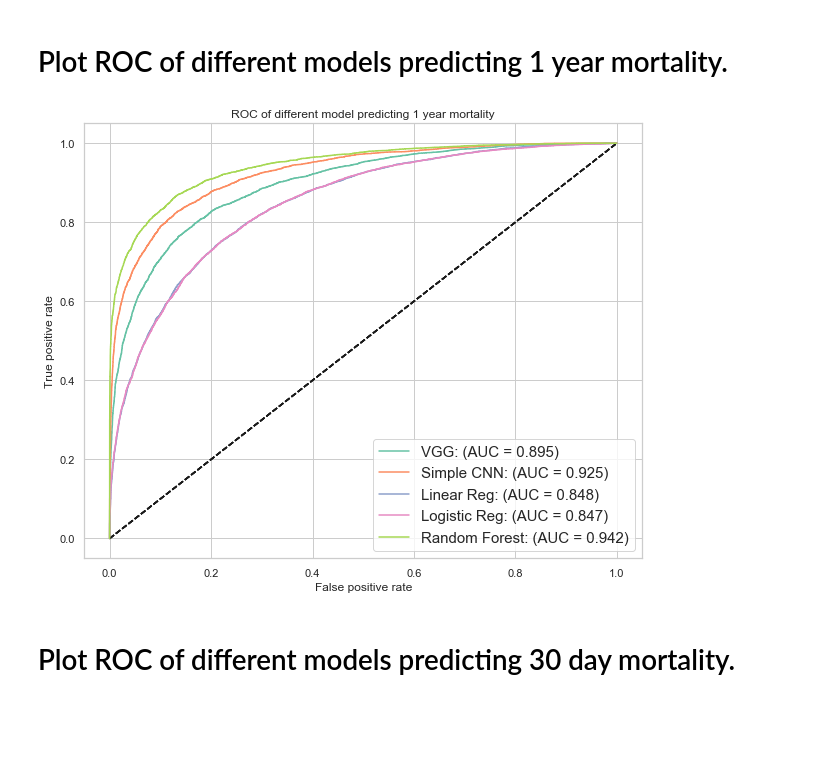
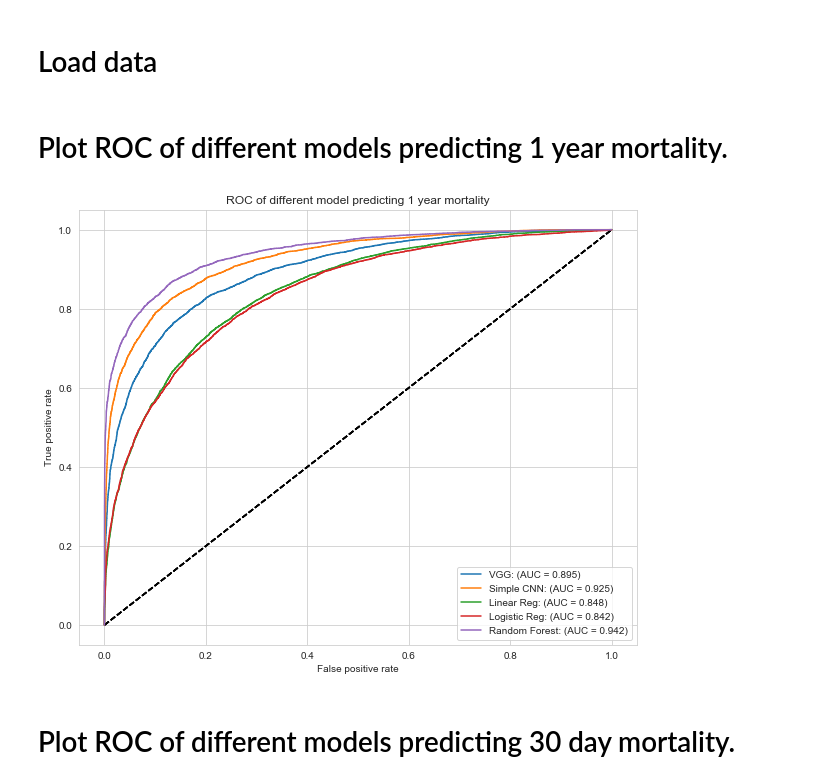
Before and after one commit to NicolasHu11/Short-Long-Term-Mortality-Prediction, a Jupyter notebook: Process Books/Plot ROC and PRC.ipynb, the cells around one changed output. Drawn from its saved outputs; the diff is of its cells as text; code cells hidden in the pictures; blank space fills up the shorter version.

```diff
--- a/Process Books/Plot ROC and PRC.ipynb
+++ b/Process Books/Plot ROC and PRC.ipynb
@@ -5,6 +5,8 @@ import seaborn as sns
 import numpy as np
 from sklearn import metrics
 %matplotlib inline
+# %% [markdown]
+# Load data
 # %%
 y_score_30_rf = pd.read_csv("plot metric/y_score_30_rf.csv",header = None)
 y_score_1y_rf = pd.read_csv("plot metric/y_score_1y_rf.csv",header = None)
@@ -12,8 +14,8 @@ y_score_1y_rf = pd.read_csv("plot metric/y_score_1y_rf.csv",header = None)
 y_score_30_linreg = pd.read_csv("plot metric/y_score_30_linreg.csv",header = None)
 y_score_1y_linreg = pd.read_csv("plot metric/y_score_1y_linreg.csv",header = None)
 
-y_score_30_logreg = pd.read_csv("y_score_30_logreg.csv",header = None)
-y_score_1y_logreg = pd.read_csv("y_score_1y_logreg.csv",header = None)
+y_score_30_logreg = pd.read_csv("plot metric/y_score_30_logreg.csv",header = None)
+y_score_1y_logreg = pd.read_csv("plot metric/y_score_1y_logreg.csv",header = None)
 
 y_score_30_simple = pd.read_csv("plot metric/y_score_30_simple.csv")
 y_score_1y_simple = pd.read_csv("plot metric/y_score_1y_simple.csv")
@@ -21,14 +23,14 @@ y_score_1y_simple = pd.read_csv("plot metric/y_score_1y_simple.csv")
 y_score_30_vgg = pd.read_csv("plot metric/y_score_30_vgg.csv")
 y_score_1y_vgg = pd.read_csv("plot metric/y_score_1y_vgg.csv")
 
-y_score_30_GNB = pd.read_csv("plot metric/y_score_30_GNB.csv")
-y_score_1y_GNB = pd.read_csv("plot metric/y_score_1y_GNB.csv")
+# y_score_30_GNB = pd.read_csv("plot metric/y_score_30_GNB.csv")
+# y_score_1y_GNB = pd.read_csv("plot metric/y_score_1y_GNB.csv")
 
-y_score_30_xgtree = pd.read_csv("plot metric/y_score_30_xgtree.csv")
-y_score_1y_xgtree = pd.read_csv("plot metric/y_score_1y_xgtree.csv")
+# y_score_30_xgtree = pd.read_csv("plot metric/y_score_30_xgtree.csv")
+# y_score_1y_xgtree = pd.read_csv("plot metric/y_score_1y_xgtree.csv")
 
-y_score_30_kNN = pd.read_csv("plot metric/y_score_30_kNN.csv")
-y_score_1y_kNN = pd.read_csv("plot metric/y_score_1y_kNN.csv")
+# y_score_30_kNN = pd.read_csv("plot metric/y_score_30_kNN.csv")
+# y_score_1y_kNN = pd.read_csv("plot metric/y_score_1y_kNN.csv")
 # %%
 test_1y = pd.read_csv("data_pp_test_1y.csv")
 test_30 = pd.read_csv("data_pp_test_30d.csv")
@@ -51,38 +53,38 @@ def plot_ROC(fpr, tpr, auc,name='', title = 'ROC curve'):
 # %%
 plt.figure(figsize=(10,8))
 fpr, tpr, thresholds = metrics.roc_curve(y_test_1y, y_score_1y_vgg)
 auc = metrics.auc(fpr, tpr)
 plot_ROC(fpr, tpr, auc,name = 'VGG')
 
 fpr, tpr, thresholds = metrics.roc_curve(y_test_1y, y_score_1y_simple)
 auc = metrics.auc(fpr, tpr)
 plot_ROC(fpr, tpr, auc,name = 'Simple CNN')
 
 fpr, tpr, thresholds = metrics.roc_curve(y_test_1y, y_score_1y_linreg)
 auc = metrics.auc(fpr, tpr)
 plot_ROC(fpr, tpr, auc,name = 'Linear Reg')
 
 fpr, tpr, thresholds = metrics.roc_curve(y_test_1y, y_score_1y_logreg)
 auc = metrics.auc(fpr, tpr)
 plot_ROC(fpr, tpr, auc,name = 'Logistic Reg')
 
-fpr, tpr, thresholds = metrics.roc_curve(y_test_1y, y_score_1y_kNN)
-auc = metrics.auc(fpr, tpr)
-plot_ROC(fpr, tpr, auc,name = 'kNN')
+# fpr, tpr, thresholds = metrics.roc_curve(y_test_1y, y_score_1y_kNN)
+# auc = metrics.auc(fpr, tpr)
+# plot_ROC(fpr, tpr, auc,name = 'kNN')
 
-fpr, tpr, thresholds = metrics.roc_curve(y_test_1y, y_score_1y_GNB)
-auc = metrics.auc(fpr, tpr)
-plot_ROC(fpr, tpr, auc,name = 'GNB')
+# fpr, tpr, thresholds = metrics.roc_curve(y_test_1y, y_score_1y_GNB)
+# auc = metrics.auc(fpr, tpr)
+# plot_ROC(fpr, tpr, auc,name = 'GNB')
 
-fpr, tpr, thresholds = metrics.roc_curve(y_test_1y, y_score_1y_xgtree)
-auc = metrics.auc(fpr, tpr)
-plot_ROC(fpr, tpr, auc,name = 'xgtree')
+# fpr, tpr, thresholds = metrics.roc_curve(y_test_1y, y_score_1y_xgtree)
+# auc = metrics.auc(fpr, tpr)
+# plot_ROC(fpr, tpr, auc,name = 'xgtree')
 
 fpr, tpr, thresholds = metrics.roc_curve(y_test_1y, y_score_1y_rf)
 auc = metrics.auc(fpr, tpr)
 plot_ROC(fpr, tpr, auc,name = 'Random Forest',title = 'ROC of different model predicting 1 year mortality')
 # %% [output]
-[figure, old version]
+[figure, new version]
 # %% [markdown]
 # Plot ROC of different models predicting 30 day mortality.
 # %%
```
Also changed, not shown: parts of 6 cells of this notebook.
